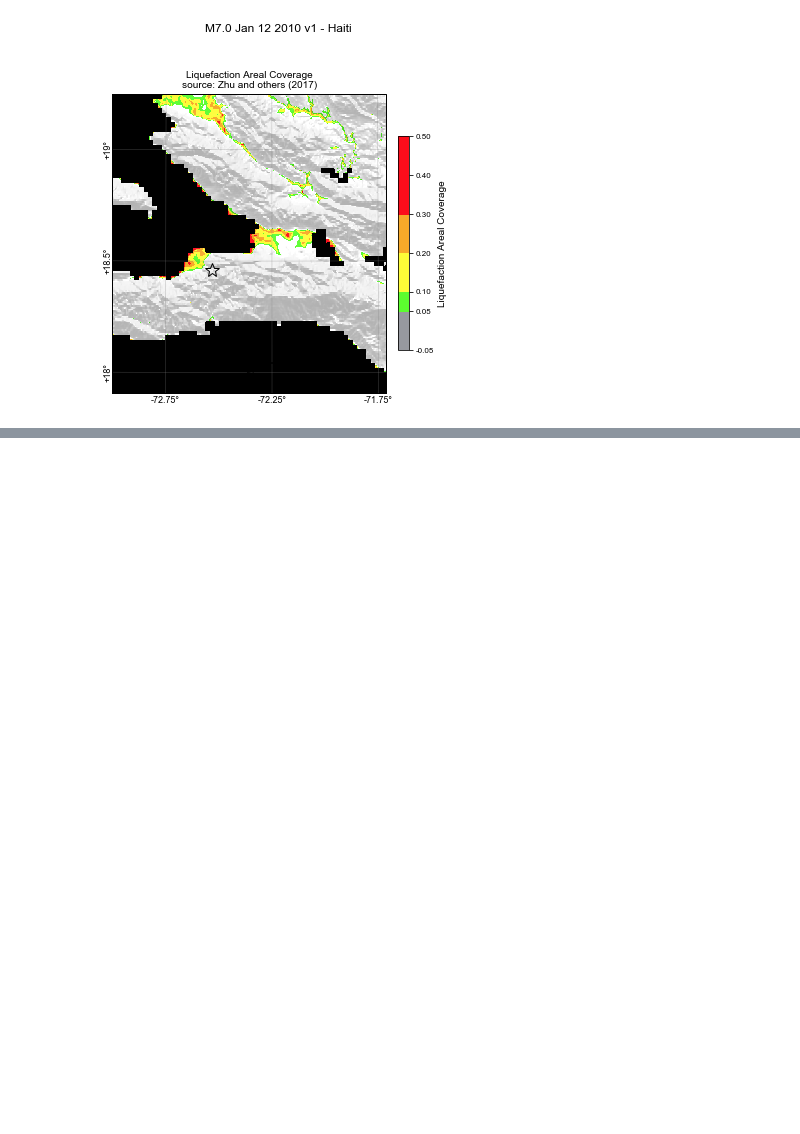
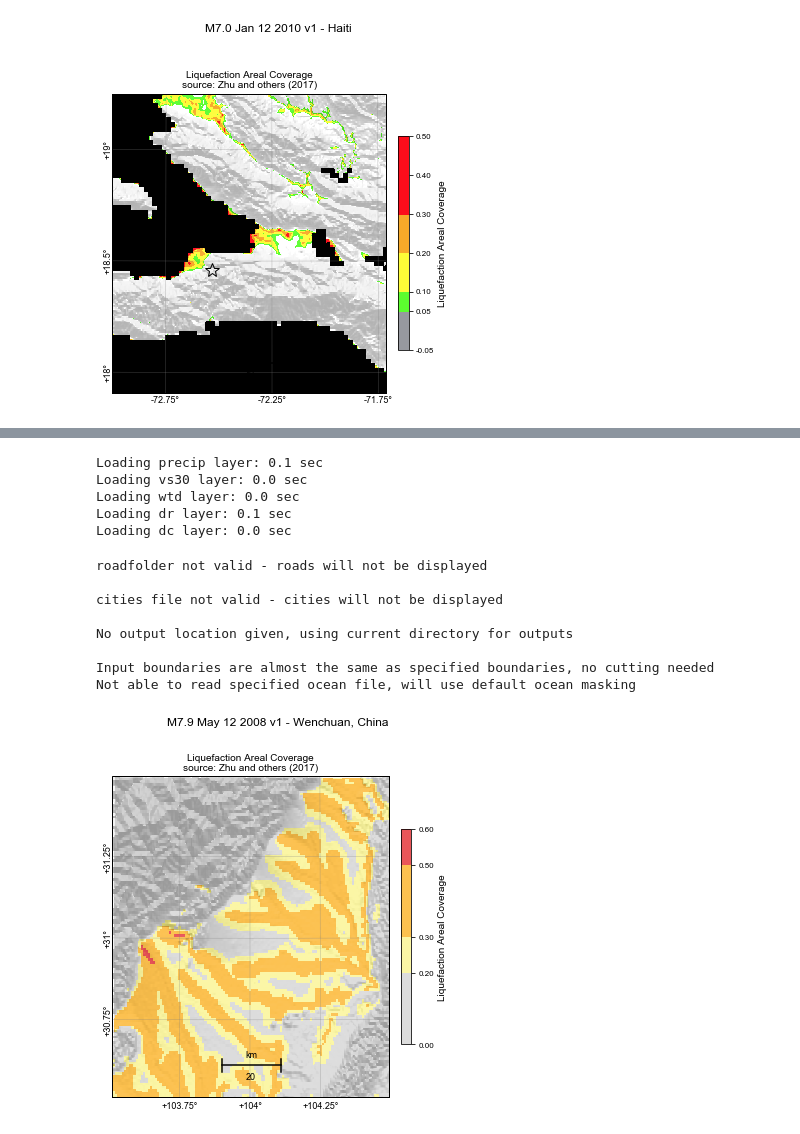
Before and after one commit to QingleCheng/groundfailure-notebooks, a Jupyter notebook: notebooks/Validate Zhu et al 2017 general liquefaction model.ipynb, the cells around one changed output, grey strips where cells are left out. Cells and saved outputs as stored; diff of their text form; code cells hidden in the pictures; blank space fills up the shorter version.

```diff
--- a/notebooks/Validate Zhu et al 2017 general liquefaction model.ipynb
+++ b/notebooks/Validate Zhu et al 2017 general liquefaction model.ipynb
@@ -104,0 +110,60 @@ Not able to read specified ocean file, will use default ocean masking
+# %%
+# Path to shakemap .xml files
+
+# Directory containing model inputs
+datadir = 'data/model_inputs/wenchuan'
+# Path to mapping inputs for static plots
+map_inputs = 'data/mapping_inputs/wenchuan'
+
+shakefile = 'data/shakemaps/wenchuan.xml'
+
+# Read in the config file for this model. This contains all of the information needed to run the model
+config = ConfigObj(configfileZ2)
+
+# append the data directory to the relative paths in the config file
+config = correct_config_filepaths(datadir, config)
+# View the config file
+#pprint.pprint(config)
+
+# Turn off conversion to areal coverage in config file
+del config['zhu_2017_general']['coverage']
+
+# Change to same resolution
+del config['zhu_2017_general']['divfactor']
+# %%
+bounds = dict(xmin=103.5, xmax=104.5, ymin=30.5, ymax=31.5)
+
+# Run the model (this will take a minute)
+lmn = LogisticModel(shakefile, config, saveinputs=False, bounds=bounds)
+maplayers = lmn.calculate()
+# %% [output]
+Loading precip layer: 0.1 sec
+Loading vs30 layer: 0.0 sec
+Loading wtd layer: 0.0 sec
+Loading dr layer: 0.1 sec
+Loading dc layer: 0.0 sec
+# %%
+lims = [[0., 0.2, 0.3, 0.5, 0.6]]
+colorlist = ['#DCDCDC','#FBF6A5', '#FCC14F', '#E95659']  #hex code for colors in figure below
+CustomCmap = matplotlib.colors.ListedColormap(colorlist)
+colormap = [CustomCmap]
+# %%
+# read in general mapping preferences
+mapconfig = ConfigObj(mapconfig)
+kwargs = parseMapConfig(mapconfig, fileext=map_inputs)
+
+# Make the figure
+temp = makemaps.modelMap(maplayers, shakefile, lims=lims, maskthreshes=None, plotorder=['model'],
+         logscale=False, maproads=True, mapcities=True, showplots=True, printparam=False,
+         inventory_shapefile=None, scaletype='binned', savepdf=False, savepng=False, boundaries=bounds,
+         colormaps=colormap, **kwargs)
+# %% [output]
+roadfolder not valid - roads will not be displayed
+
+cities file not valid - cities will not be displayed
+
+No output location given, using current directory for outputs
+
+Input boundaries are almost the same as specified boundaries, no cutting needed
+Not able to read specified ocean file, will use default ocean masking
+[figure, added]
```
Also changed, not shown: parts of 4 cells of this notebook, 1 other file.
